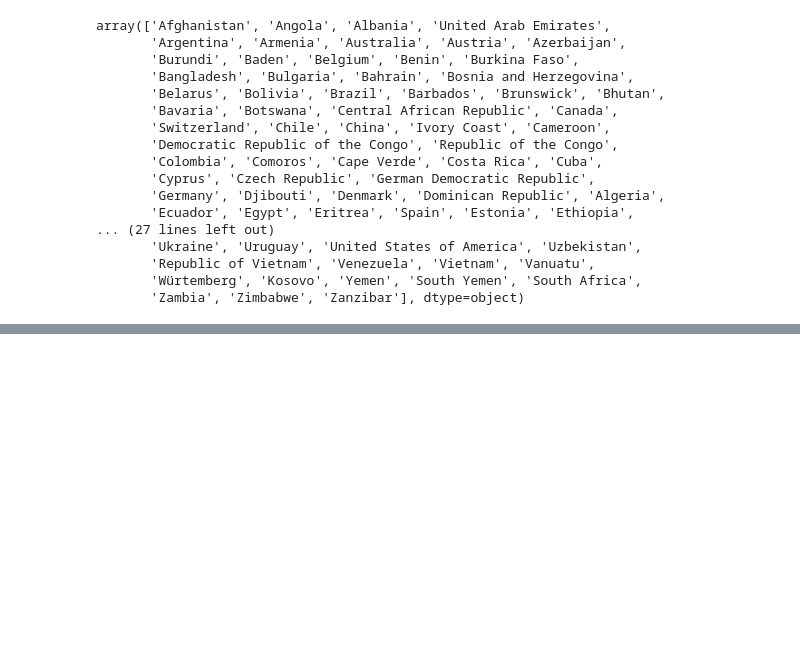
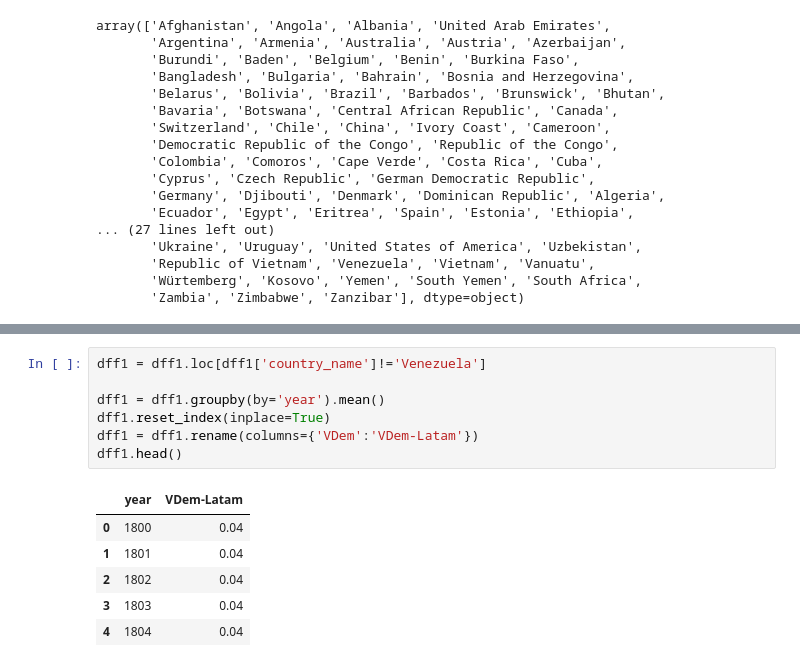
Before and after one commit to lombardidiego/Fragile_States, a Jupyter notebook: State_Fragile_Index.ipynb, the cells around one changed output, grey strips where cells are left out. Drawn from its saved outputs; the diff is of its cells as text; blank space fills up the shorter version.

```diff
--- a/State_Fragile_Index.ipynb
+++ b/State_Fragile_Index.ipynb
@@ -500,0 +594,14 @@ world_map
+# %%
+dff1 = dff1.loc[dff1['country_name']!='Venezuela']
+
+dff1 = dff1.groupby(by='year').mean()
+dff1.reset_index(inplace=True)
+dff1 = dff1.rename(columns={'VDem':'VDem-Latam'})
+dff1.head()
+# %% [output]
+|  | year | VDem-Latam |
+| 0 | 1800 | 0.04 |
+| 1 | 1801 | 0.04 |
+| 2 | 1802 | 0.04 |
+| 3 | 1803 | 0.04 |
+| 4 | 1804 | 0.04 |
```
Also changed, not shown: parts of 31 cells of this notebook.
